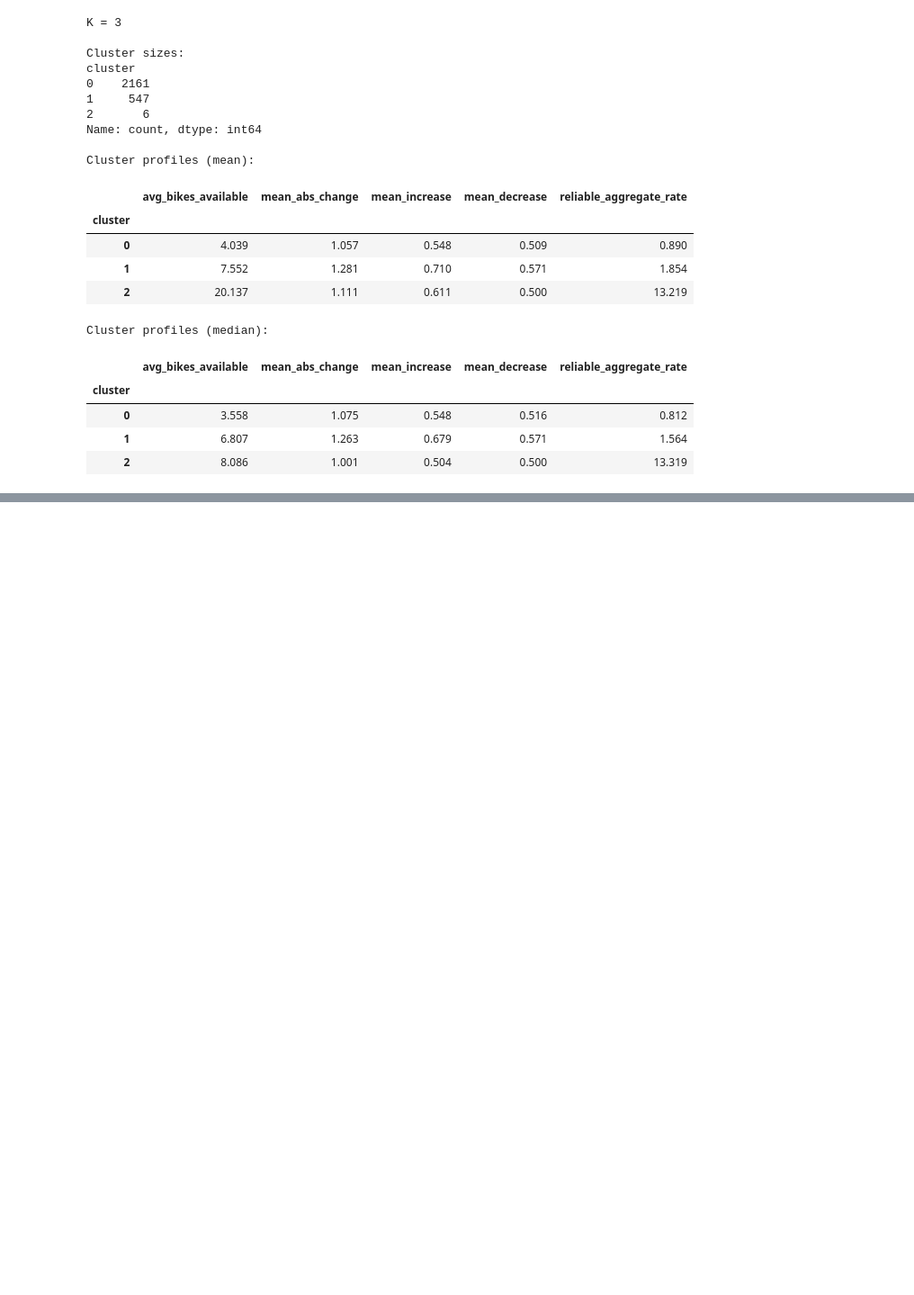
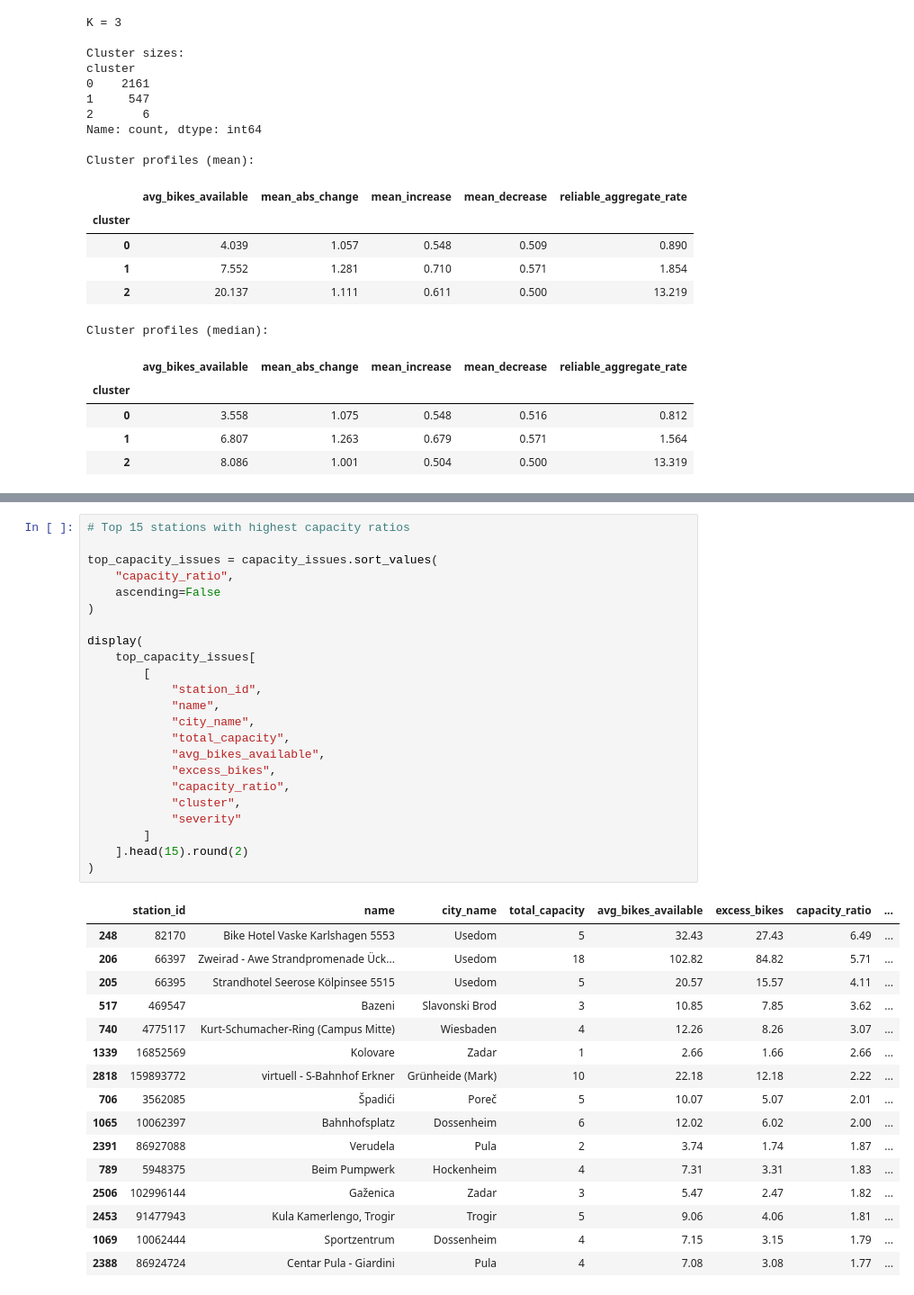
Before and after one commit to haitam-l/Challenge-DASCI, a Jupyter notebook: Notebooks/clustering_trips.ipynb, the cells around one changed output, grey strips where cells are left out. Shown at 90% size. Cells and saved outputs as stored; diff of their text form; blank space fills up the shorter version.

```diff
--- a/Notebooks/clustering_trips.ipynb
+++ b/Notebooks/clustering_trips.ipynb
@@ -3318,0 +3713,40 @@ Cluster profiles (median):
+# %%
+# Top 15 stations with highest capacity ratios
+
+top_capacity_issues = capacity_issues.sort_values(
+    "capacity_ratio",
+    ascending=False
+)
+
+display(
+    top_capacity_issues[
+        [
+            "station_id",
+            "name",
+            "city_name",
+            "total_capacity",
+            "avg_bikes_available",
+            "excess_bikes",
+            "capacity_ratio",
+            "cluster",
+            "severity"
+        ]
+    ].head(15).round(2)
+)
+# %% [output]
+|  | station_id | name | city_name | total_capacity | avg_bikes_available | excess_bikes | capacity_ratio | ... |
+| 248 | 82170 | Bike Hotel Vaske Karlshagen 5553 | Usedom | 5 | 32.43 | 27.43 | 6.49 | ... |
+| 206 | 66397 | Zweirad - Awe Strandpromenade Ück... | Usedom | 18 | 102.82 | 84.82 | 5.71 | ... |
+| 205 | 66395 | Strandhotel Seerose Kölpinsee 5515 | Usedom | 5 | 20.57 | 15.57 | 4.11 | ... |
+| 517 | 469547 | Bazeni | Slavonski Brod | 3 | 10.85 | 7.85 | 3.62 | ... |
+| 740 | 4775117 | Kurt-Schumacher-Ring (Campus Mitte) | Wiesbaden | 4 | 12.26 | 8.26 | 3.07 | ... |
+| 1339 | 16852569 | Kolovare | Zadar | 1 | 2.66 | 1.66 | 2.66 | ... |
+| 2818 | 159893772 | virtuell - S-Bahnhof Erkner | Grünheide (Mark) | 10 | 22.18 | 12.18 | 2.22 | ... |
+| 706 | 3562085 | Špadići | Poreč | 5 | 10.07 | 5.07 | 2.01 | ... |
+| 1065 | 10062397 | Bahnhofsplatz | Dossenheim | 6 | 12.02 | 6.02 | 2.00 | ... |
+| 2391 | 86927088 | Verudela | Pula | 2 | 3.74 | 1.74 | 1.87 | ... |
+| 789 | 5948375 | Beim Pumpwerk | Hockenheim | 4 | 7.31 | 3.31 | 1.83 | ... |
+| 2506 | 102996144 | Gaženica | Zadar | 3 | 5.47 | 2.47 | 1.82 | ... |
+| 2453 | 91477943 | Kula Kamerlengo, Trogir | Trogir | 5 | 9.06 | 4.06 | 1.81 | ... |
+| 1069 | 10062444 | Sportzentrum | Dossenheim | 4 | 7.15 | 3.15 | 1.79 | ... |
+| 2388 | 86924724 | Centar Pula - Giardini | Pula | 4 | 7.08 | 3.08 | 1.77 | ... |
```
Also changed, not shown: parts of 14 cells of this notebook.
